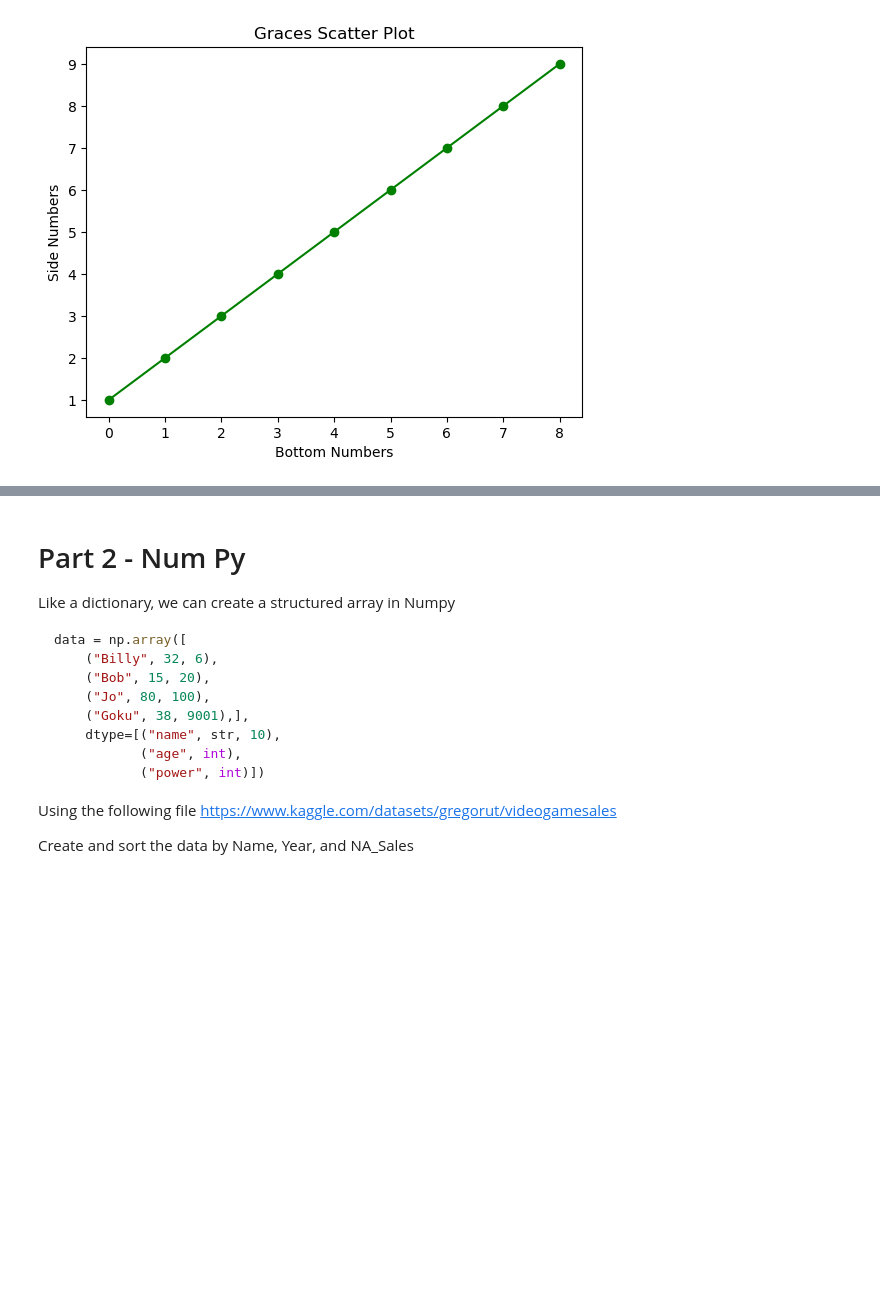
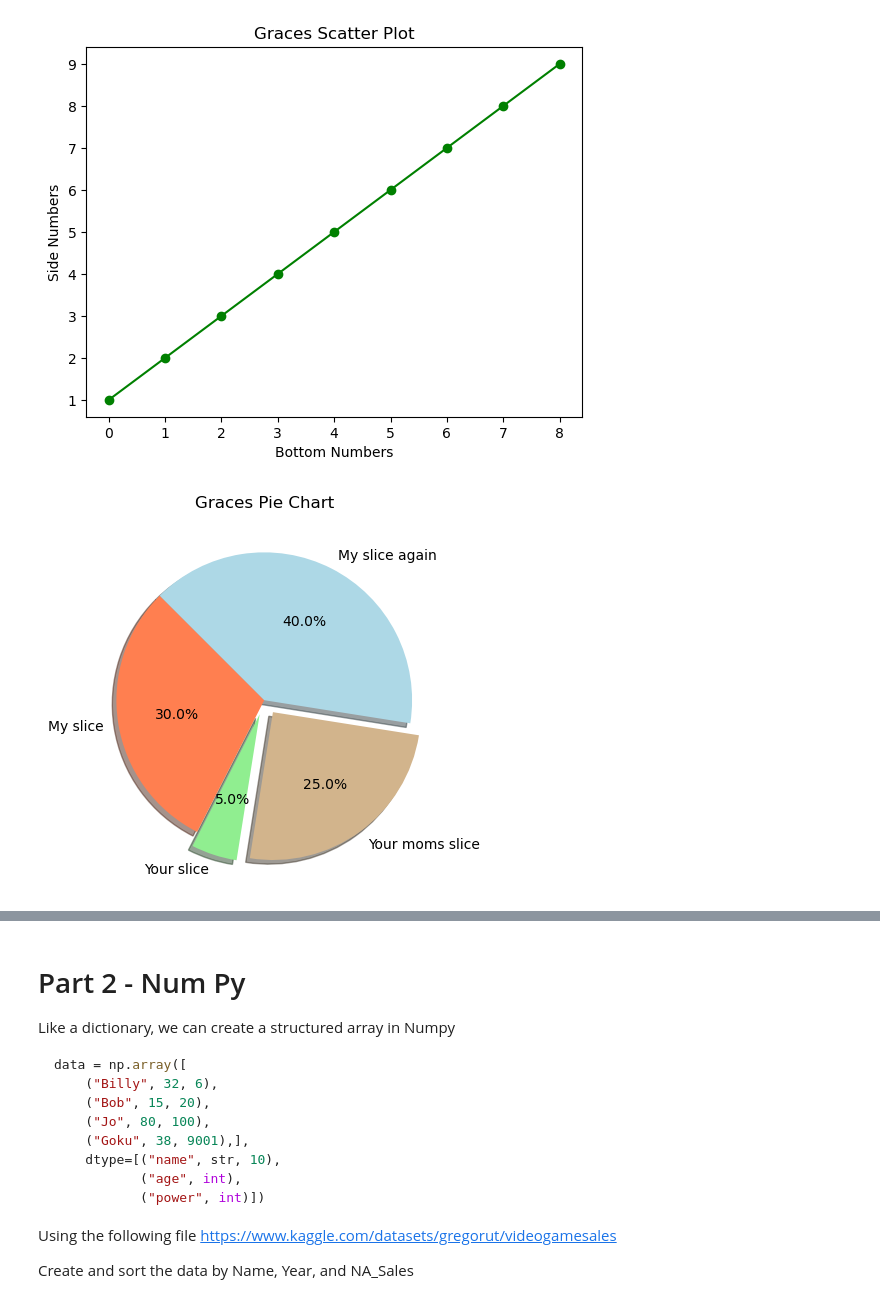
Before and after one commit to ETE4990-S25/homeworkfolder-grakeidile, a Jupyter notebook: Homework/Homework05- MatPlot_NumPy.ipynb, the cells around one changed output, grey strips where cells are left out. Drawn from its saved outputs; the diff is of its cells as text; code cells hidden in the pictures; blank space fills up the shorter version.

```diff
--- a/Homework/Homework05- MatPlot_NumPy.ipynb
+++ b/Homework/Homework05- MatPlot_NumPy.ipynb
@@ -41,5 +41,14 @@ plt.tick_params(axis='both')
 [figure]
 # %%
 # Pie Plot
+labels= ['My slice', 'Your slice', 'Your moms slice', 'My slice again']
+sizes = [30, 5, 25, 40]
+colors = ['coral','lightgreen','tan','lightblue']
+explode = [0, 0.1, 0.1, 0]
+plt.pie(sizes, explode=explode, labels=labels, colors=colors, autopct='%1.1f%%', shadow=True, startangle=135)
+plt.title('Graces Pie Chart')
+plt.show()
+# %% [output]
+[figure, added]
 # %%
 # Area Plot
```
Also changed, not shown: parts of 2 cells of this notebook.
